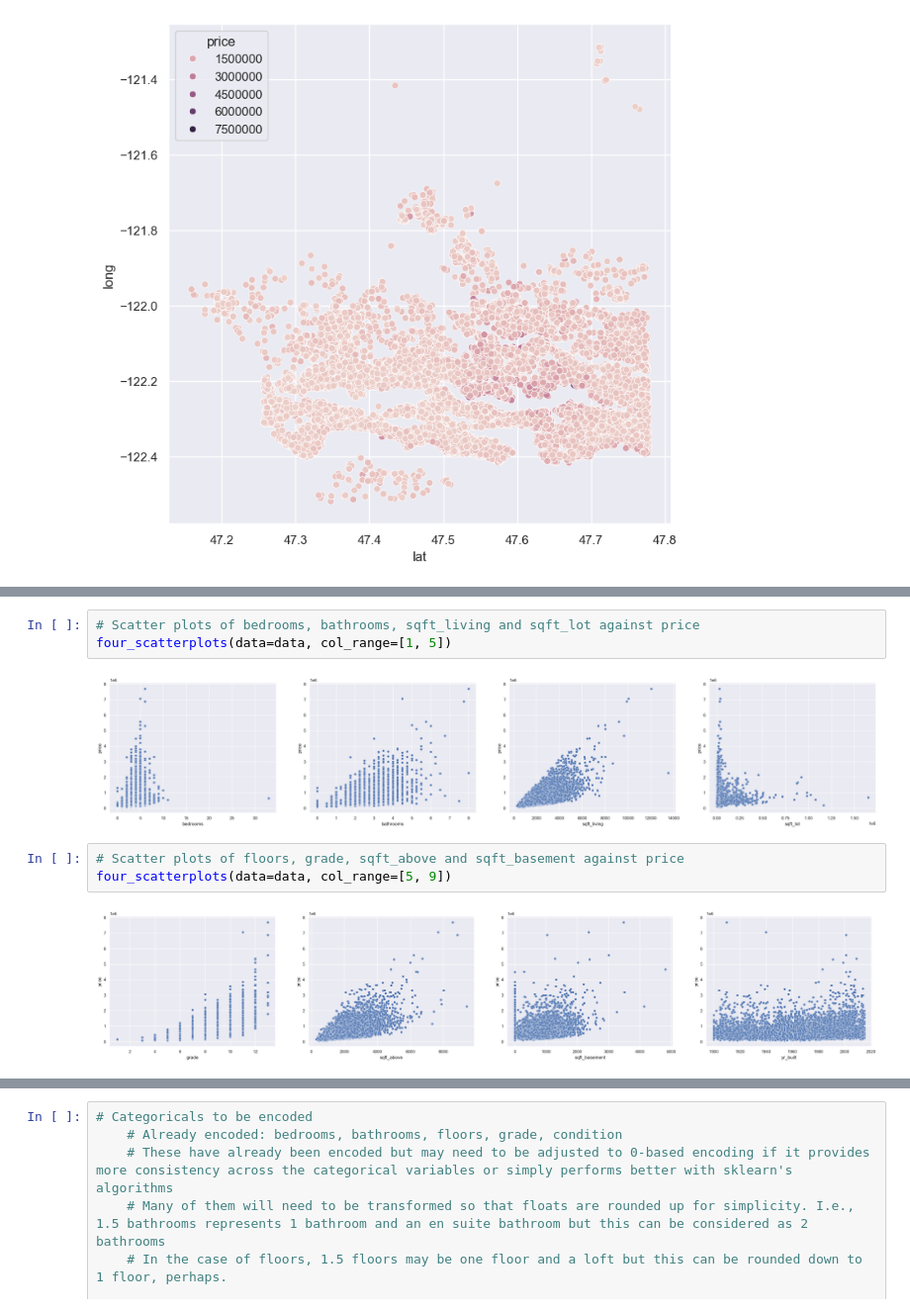
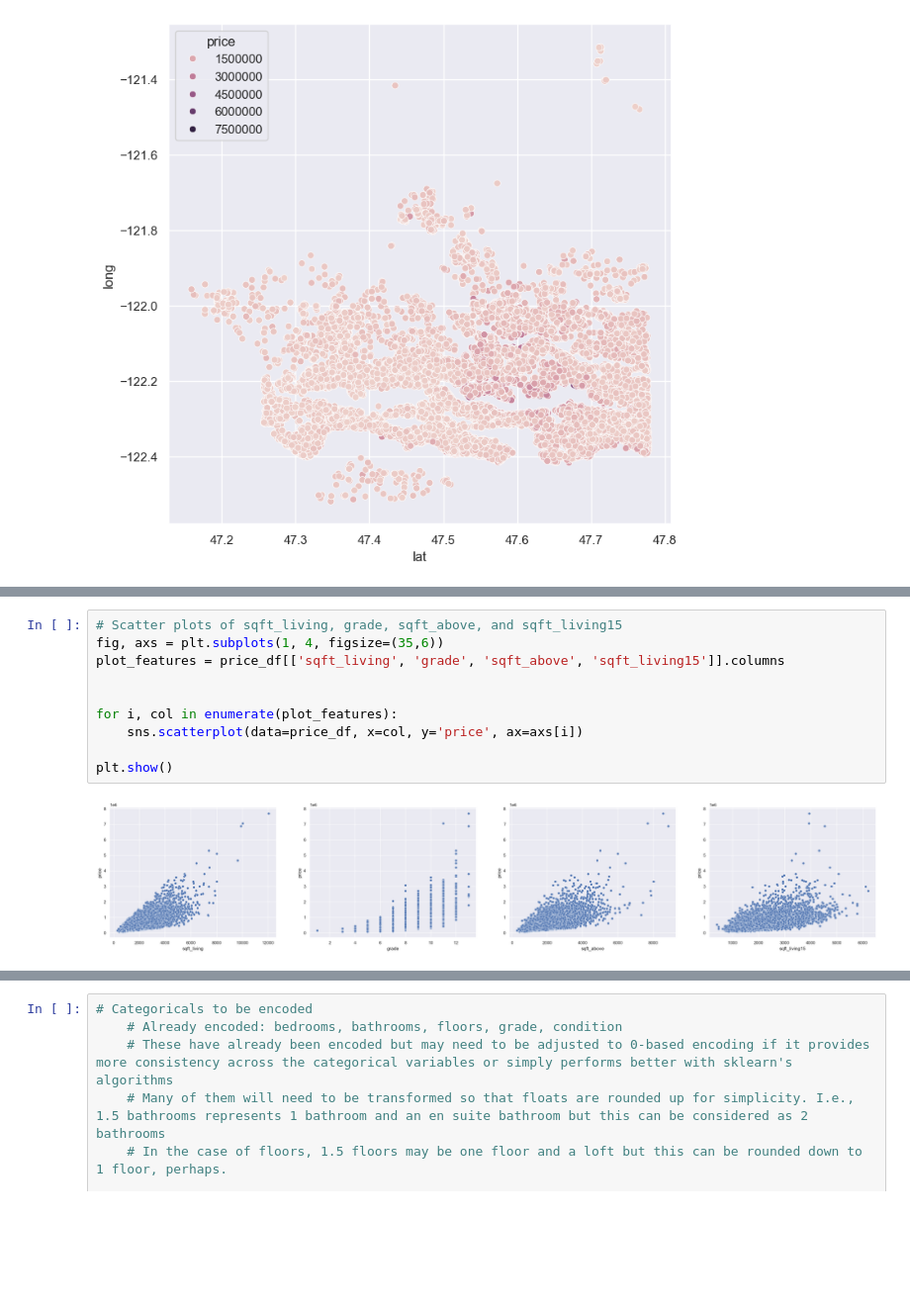
Before and after one commit to Louis-Bad/MSc_Concepts_of_AI, a Jupyter notebook: notebooks/Regression Analysis.ipynb, the cells around one changed output, grey strips where cells are left out. Shown at 99% size. Cells and saved outputs as stored; diff of their text form; blank space fills up the shorter version.

```diff
--- a/notebooks/Regression Analysis.ipynb
+++ b/notebooks/Regression Analysis.ipynb
@@ -275,10 +280,12 @@ Assumptions:
 # %%
-# Scatter plots of bedrooms, bathrooms, sqft_living and sqft_lot against price
-four_scatterplots(data=data, col_range=[1, 5])
+# Scatter plots of sqft_living, grade, sqft_above, and sqft_living15
+fig, axs = plt.subplots(1, 4, figsize=(35,6))
+plot_features = price_df[['sqft_living', 'grade', 'sqft_above', 'sqft_living15']].columns
+
+
+for i, col in enumerate(plot_features):
+    sns.scatterplot(data=price_df, x=col, y='price', ax=axs[i])
+
+plt.show()
 # %% [output]
-[figure, old version]
+[figure, new version]
-# %%
-# Scatter plots of floors, grade, sqft_above and sqft_basement against price
-four_scatterplots(data=data, col_range=[5, 9])
-# %% [output]
-[figure, removed]
```
Also changed, not shown: parts of 28 cells of this notebook.
